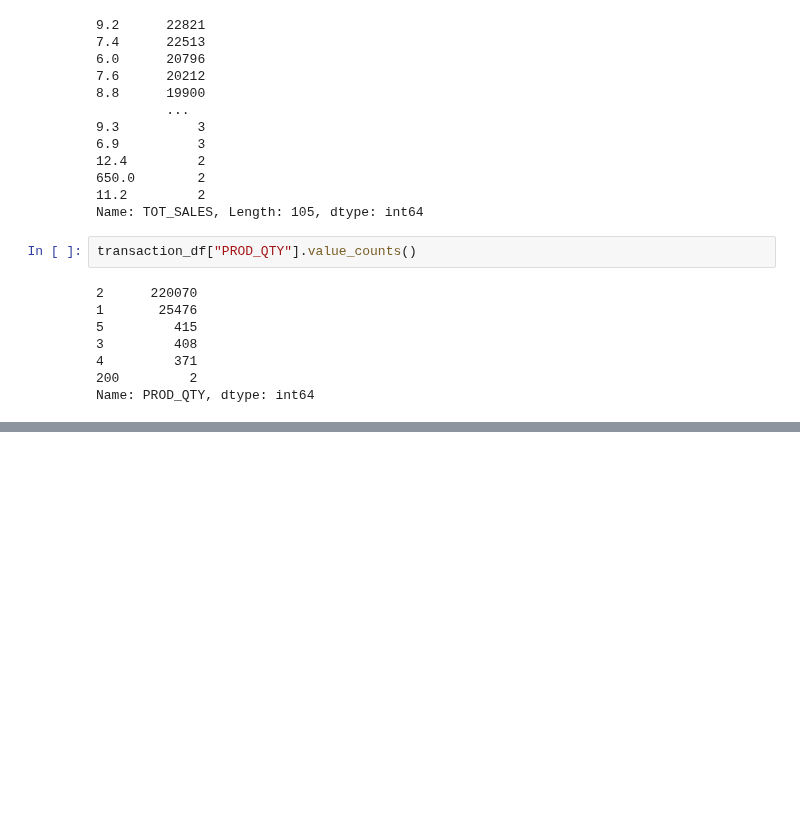
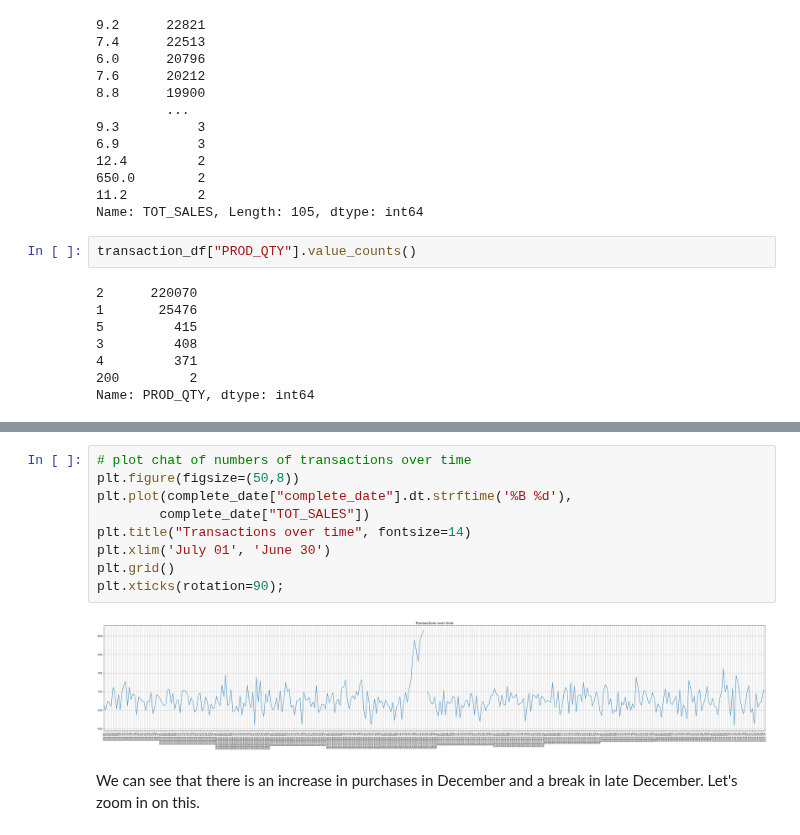
Before and after one commit to lawalsegun2025/forage_projects, a Jupyter notebook: 004_Quantium_Data_Analytics/1_data_preparation_and_customer_analytics/notebook/data_preparation_and_customer_analytics.ipynb, the cells around one changed output, grey strips where cells are left out. Saved outputs shown, nothing was run; the diff lists cells and outputs as text; blank space fills up the shorter version.

```diff
--- a/004_Quantium_Data_Analytics/1_data_preparation_and_customer_analytics/notebook/data_preparation_and_customer_analytics.ipynb
+++ b/004_Quantium_Data_Analytics/1_data_preparation_and_customer_analytics/notebook/data_preparation_and_customer_analytics.ipynb
@@ -690,0 +636,14 @@ We can clearly see that there was no sales on 2018, December 25. There for this
+# %%
+# plot chat of numbers of transactions over time
+plt.figure(figsize=(50,8))
+plt.plot(complete_date["complete_date"].dt.strftime('%B %d'),
+        complete_date["TOT_SALES"])
+plt.title("Transactions over time", fontsize=14)
+plt.xlim('July 01', 'June 30')
+plt.grid()
+plt.xticks(rotation=90);
+# %% [output]
+[figure, added]
+# %% [markdown]
+We can see that there is an increase in purchases in December and a break in late
+December. Let's zoom in on this.
```
Also changed, not shown: parts of 86 cells of this notebook.
